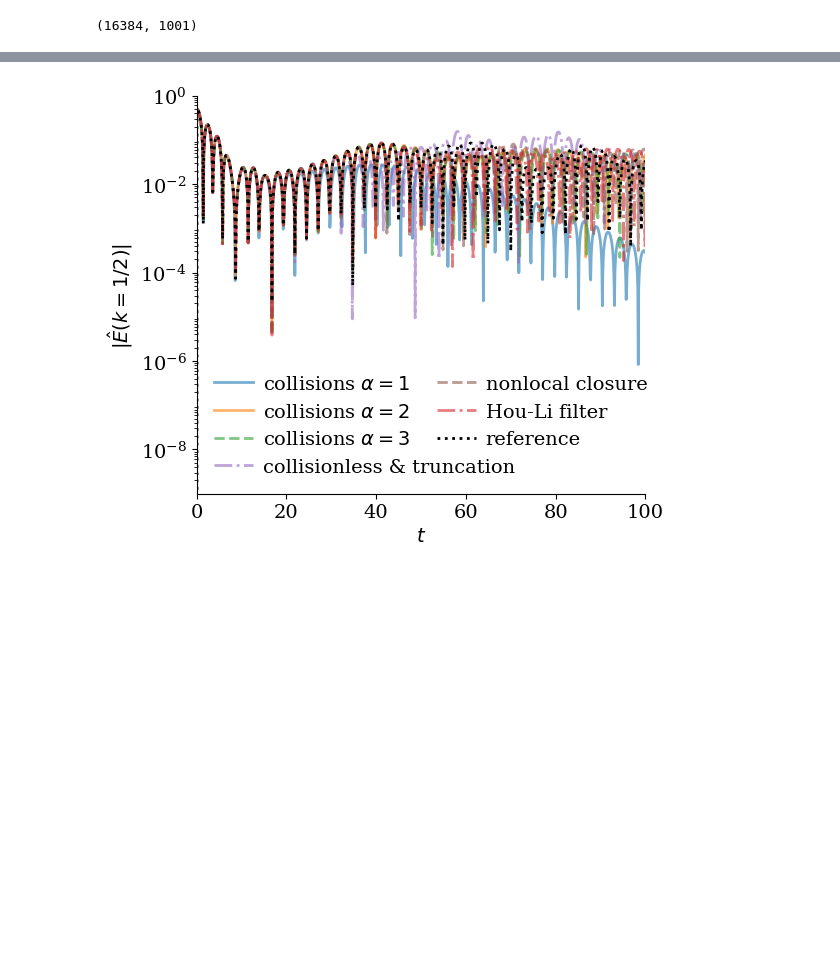
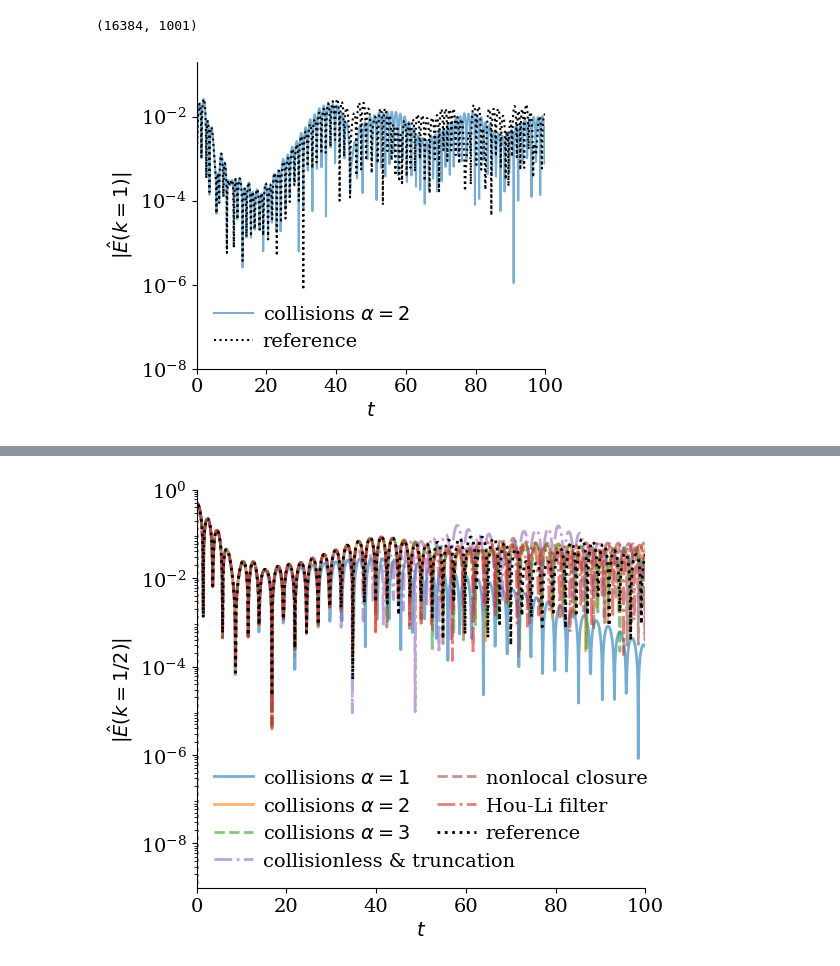
Before and after one commit to opaliss/Vlasov_Hermite_recurrence_study, a Jupyter notebook: aw_simulation/nonlinear_landau_damping_electric_field_comparison.ipynb, the cells around one changed output, grey strips where cells are left out. Cells and saved outputs as stored; diff of their text form; code cells hidden in the pictures; blank space fills up the shorter version.

```diff
--- a/aw_simulation/nonlinear_landau_damping_electric_field_comparison.ipynb
+++ b/aw_simulation/nonlinear_landau_damping_electric_field_comparison.ipynb
@@ -41,3 +41,27 @@ E_ref = np.load("data/reference_alex_koshkarov/Opal_16k_16k_E/E_coeff_reference.
 np.shape(E_ref)
 # %% [output]
 (16384, 1001)
+# %%
+# plot the electric field dampin rate
+fig, ax = plt.subplots(figsize=(5, 4))
+
+# hyper 1 (LB) tab:blue -
+E_hyper2 = np.load("data/nonlinear_landau_300/E_coeff_300_closure_truncation_collisions_hyper_2_nu_1.312.npy")
+ax.plot(sol_midpoint_t, np.abs(E_hyper2[Nx+2]), "-", c="tab:blue", alpha=0.6, linewidth=1.5, label=r"collisions $\alpha=2$ ")
+ax.plot(sol_midpoint_t, np.abs(E_ref[2]), ":", c="black", linewidth=1.5, label=r"reference")
+
+
+ax.set_yscale("log")
+ax.spines['right'].set_visible(False)
+ax.spines['top'].set_visible(False)
+ax.set_ylabel("$|\hat{E}(k=1)|$")
+ax.set_xlim(0, 100)
+ax.set_yticks([1e-2, 1e-4, 1e-6, 1e-8])
+ax.set_xlabel("$ t$")
+ax.set_ylim(1e-8, 0.2)
+legend = ax.legend(ncols=1, fancybox=False, shadow=False, fontsize=14, loc="lower left", handletextpad=0.5)
+legend.get_frame().set_alpha(0)
+plt.tight_layout()
+plt.savefig("figs/nonlinear_landau/manuscript/nonlinear_landau_electric_field_damping_k_1_alpha_2.png", dpi=200, bbox_inches='tight')
+# %% [output]
+[figure, added]
```
Also changed, not shown: parts of 6 cells of this notebook, 40 other files.
